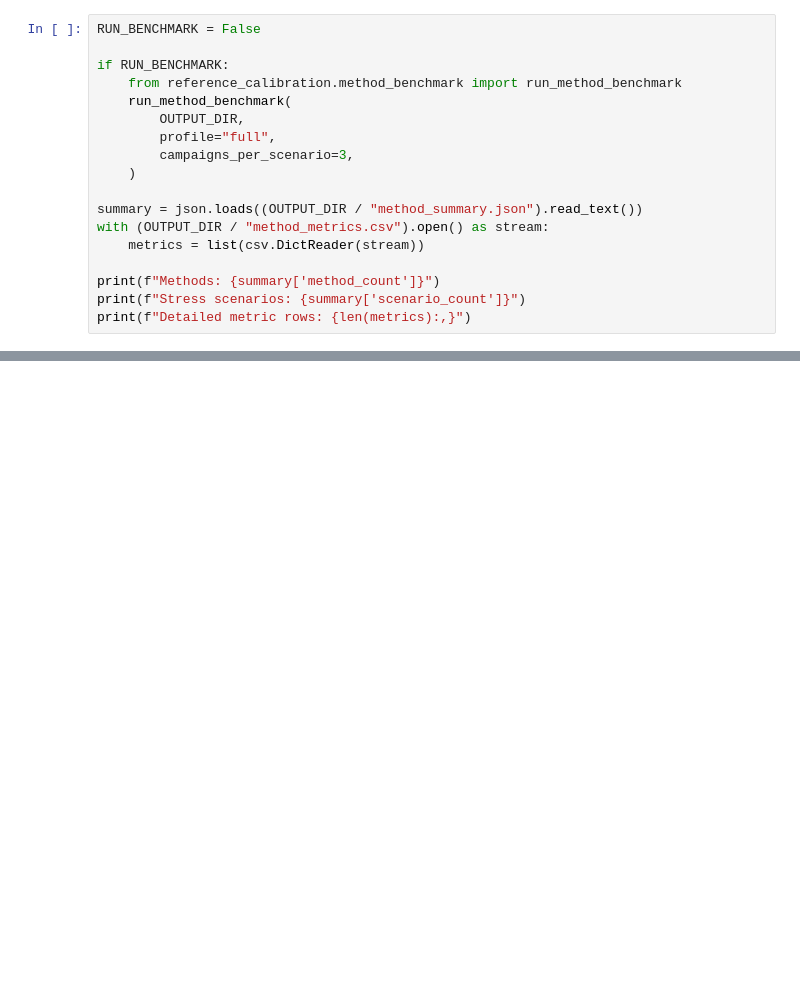
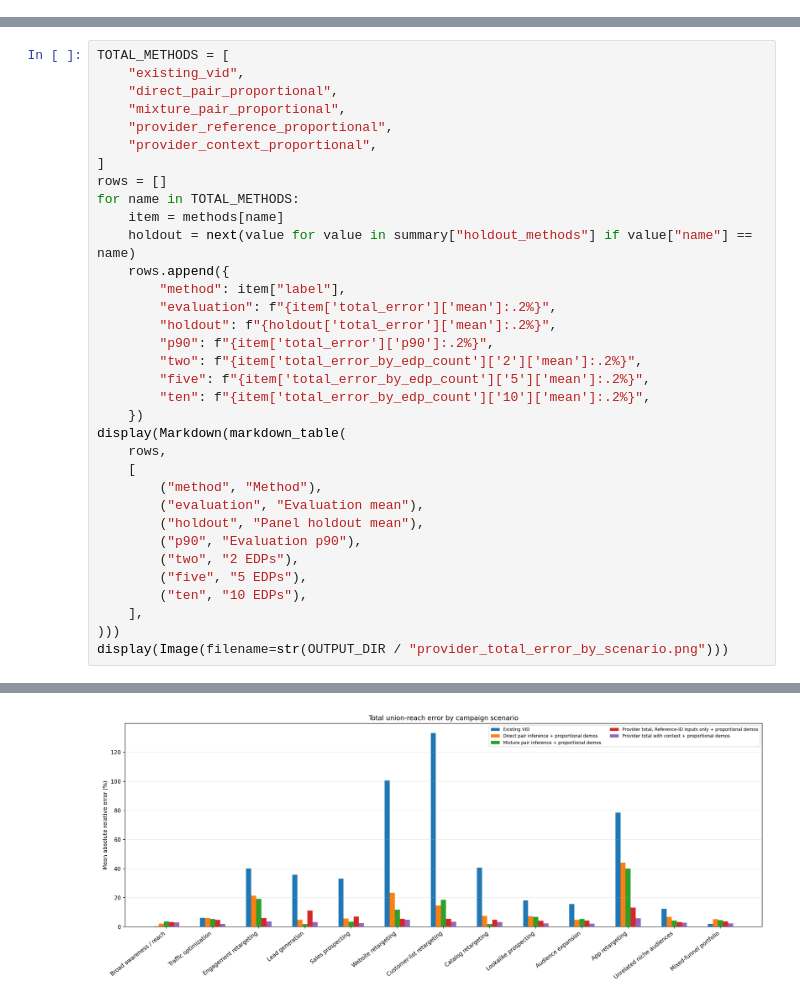
Before and after one commit to world-federation-of-advertisers/calibrated-vid, a Jupyter notebook: notebooks/calibration_method_benchmark.ipynb, the cells around one changed output, grey strips where cells are left out. Drawn from its saved outputs; the diff is of its cells as text; blank space fills up the shorter version.

Commit message:
Add provider-calibrated reach comparison

```diff
--- a/notebooks/calibration_method_benchmark.ipynb
+++ b/notebooks/calibration_method_benchmark.ipynb
@@ -76,18 +0,0 @@ Set `RUN_BENCHMARK` to `True` to rerun it. A full run takes several minutes. Lea
-# %%
-RUN_BENCHMARK = False
-
-if RUN_BENCHMARK:
-    from reference_calibration.method_benchmark import run_method_benchmark
-    run_method_benchmark(
-        OUTPUT_DIR,
-        profile="full",
-        campaigns_per_scenario=3,
-    )
-
-summary = json.loads((OUTPUT_DIR / "method_summary.json").read_text())
-with (OUTPUT_DIR / "method_metrics.csv").open() as stream:
-    metrics = list(csv.DictReader(stream))
-
-print(f"Methods: {summary['method_count']}")
-print(f"Stress scenarios: {summary['scenario_count']}")
-print(f"Detailed metric rows: {len(metrics):,}")
@@ -363,0 +165,35 @@ Before production selection:
+# %%
+TOTAL_METHODS = [
+    "existing_vid",
+    "direct_pair_proportional",
+    "mixture_pair_proportional",
+    "provider_reference_proportional",
+    "provider_context_proportional",
+]
+rows = []
+for name in TOTAL_METHODS:
+    item = methods[name]
+    holdout = next(value for value in summary["holdout_methods"] if value["name"] == name)
+    rows.append({
+        "method": item["label"],
+        "evaluation": f"{item['total_error']['mean']:.2%}",
+        "holdout": f"{holdout['total_error']['mean']:.2%}",
+        "p90": f"{item['total_error']['p90']:.2%}",
+        "two": f"{item['total_error_by_edp_count']['2']['mean']:.2%}",
+        "five": f"{item['total_error_by_edp_count']['5']['mean']:.2%}",
+        "ten": f"{item['total_error_by_edp_count']['10']['mean']:.2%}",
+    })
+display(Markdown(markdown_table(
+    rows,
+    [
+        ("method", "Method"),
+        ("evaluation", "Evaluation mean"),
+        ("holdout", "Panel holdout mean"),
+        ("p90", "Evaluation p90"),
+        ("two", "2 EDPs"),
+        ("five", "5 EDPs"),
+        ("ten", "10 EDPs"),
+    ],
+)))
+display(Image(filename=str(OUTPUT_DIR / "provider_total_error_by_scenario.png")))
+# %% [output]
@@ -363,0 +207 @@ Before production selection:
+[figure, added]
```
Also changed, not shown: parts of 35 cells of this notebook, 16 other files.
